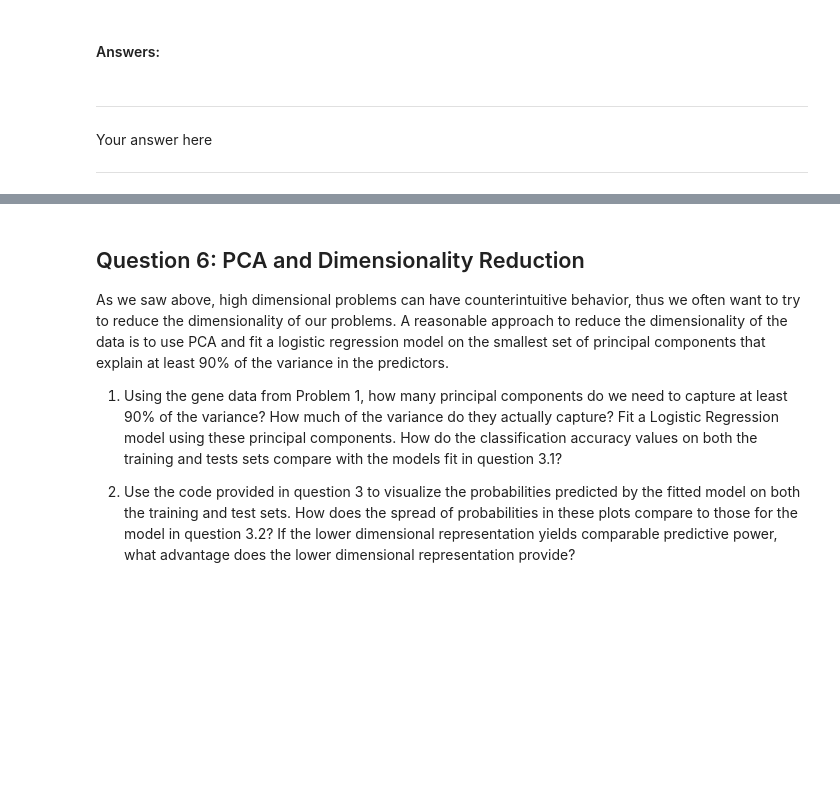
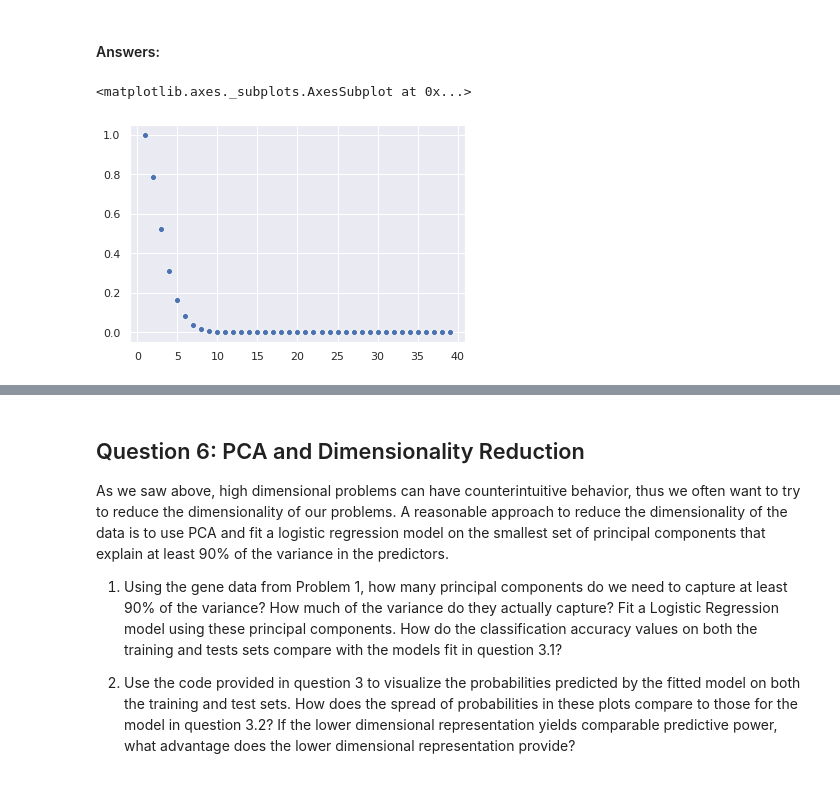
Before and after one commit to lucasresck/foundations-of-data-science, a Jupyter notebook: cs109a_hw5/cs109_hw5.ipynb, the cells around one changed output, grey strips where cells are left out. Saved outputs shown, nothing was run; the diff lists cells and outputs as text; code cells hidden in the pictures; blank space fills up the shorter version.

```diff
--- a/cs109a_hw5/cs109_hw5.ipynb
+++ b/cs109a_hw5/cs109_hw5.ipynb
@@ -493,5 +491,10 @@ def V_s(d):
-# %% [markdown]
-----
-Your answer here
-
-----
+# %%
+x = list(range(1, 40))
+y = [V_s(d)/V_c(d) for d in x]
+# %%
+sns.scatterplot(x, y)
+plt.title('Ratio between hypersphere and hypercube in high dimentional space')
+plt.show()
+# %% [output]
+<matplotlib.axes._subplots.AxesSubplot at 0x...>
+[figure, added]
```
Also changed, not shown: parts of 3 cells of this notebook.
